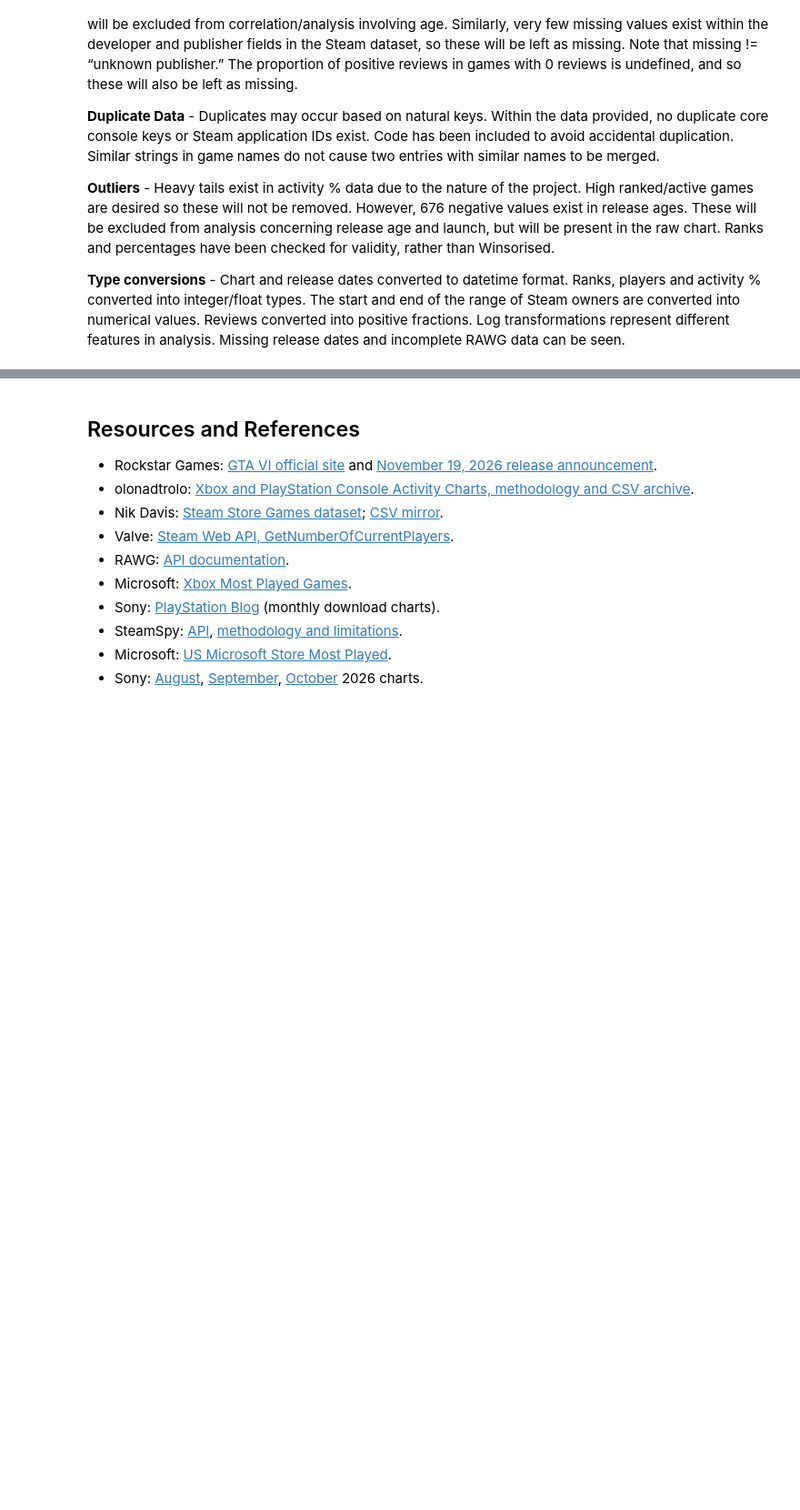
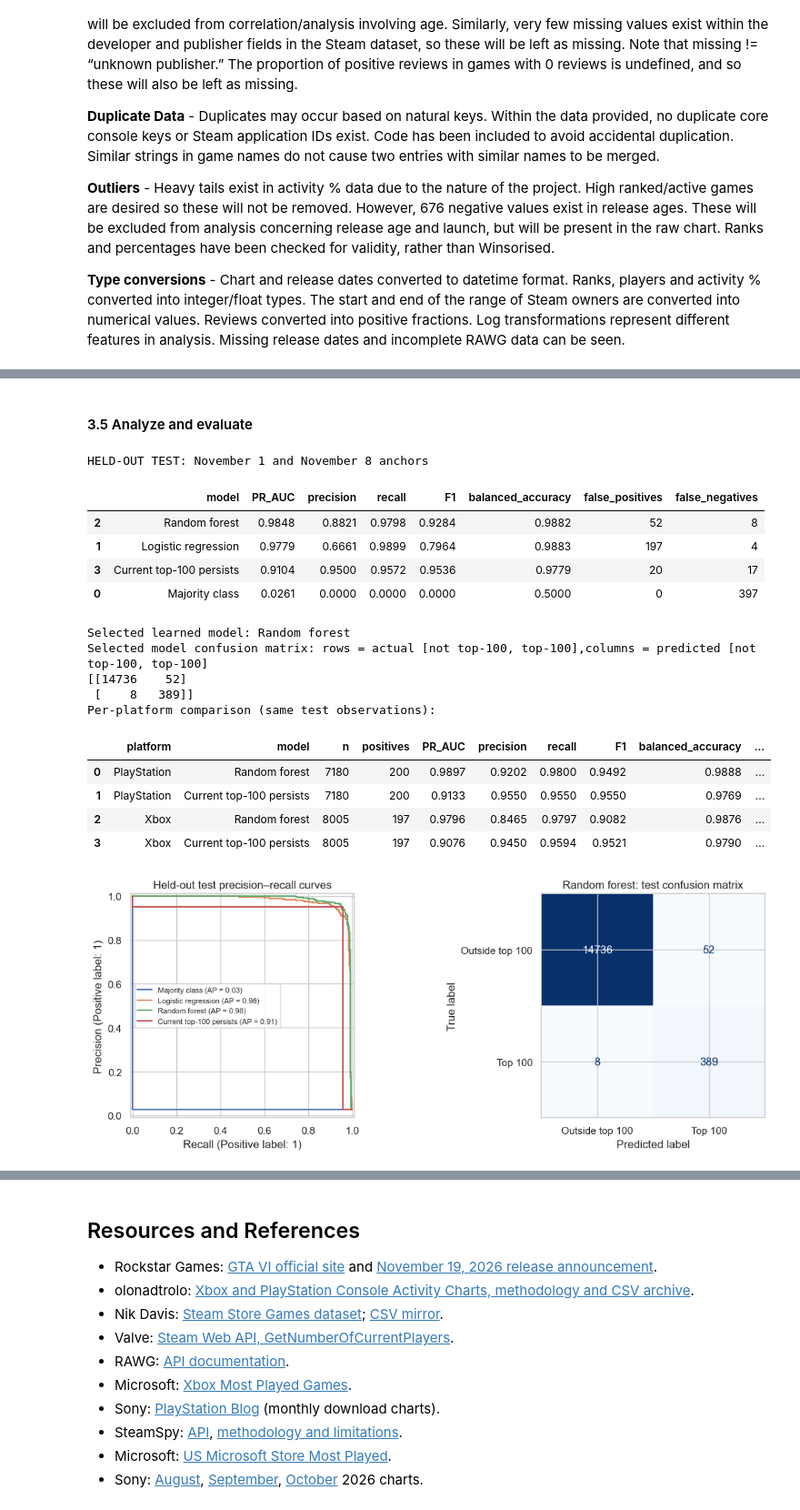
Before and after one commit to IT4063C-Fall2026/data-tech-analytics-final-project-nyamsijr, a Jupyter notebook: source.ipynb, the cells around one changed output, grey strips where cells are left out. Shown at 91% size. Saved outputs shown, nothing was run; the diff lists cells and outputs as text; code cells hidden in the pictures; blank space fills up the shorter version.

```diff
--- a/source.ipynb
+++ b/source.ipynb
@@ -1161,2 +1407,67 @@ Steam rows before/after: 27075 27075
+# %% [markdown]
+#### 3.5 Analyze and evaluate
+# %%
+test_scores = all_model_scores(X_test, testing['rank'])
+test_metrics = pd.DataFrame([
+    {'model': name, **evaluate_predictions(y_test, score, predicted)}
+    for name, (score, predicted) in test_scores.items()
+]).sort_values('PR_AUC', ascending=False)
+print('HELD-OUT TEST: November 1 and November 8 anchors')
+display(test_metrics.round(4))
+
+selected_probability, selected_prediction = test_scores[best_ml_name]
+print(f'Selected learned model: {best_ml_name}')
+print('Selected model confusion matrix: rows = actual [not top-100, top-100],'
+      'columns = predicted [not top-100, top-100]')
+print(confusion_matrix(y_test, selected_prediction, labels=[0, 1]))
+
+per_platform_rows = []
+for platform in sorted(testing['platform'].unique()):
+    mask = testing['platform'].eq(platform).to_numpy()
+    for model_name in [best_ml_name, 'Current top-100 persists']:
+        prob, pred = test_scores[model_name]
+        per_platform_rows.append({
+            'platform': platform, 'model': model_name, 'n': int(mask.sum()),
+            'positives': int(y_test.to_numpy()[mask].sum()),
+            **evaluate_predictions(y_test.to_numpy()[mask], prob[mask], pred[mask])
+        })
+per_platform_metrics = pd.DataFrame(per_platform_rows)
+print('Per-platform comparison (same test observations):')
+display(per_platform_metrics.round(4))
+
+fig, axes = plt.subplots(1, 2, figsize=(12, 4.4))
+for name, (prob, _) in test_scores.items():
+    PrecisionRecallDisplay.from_predictions(
+        y_test, prob, ax=axes[0], name=name,
+        plot_chance_level=False,
+    )
+axes[0].set_title('Held-out test precision–recall curves')
+axes[0].legend(loc='best', fontsize=8)
+ConfusionMatrixDisplay.from_predictions(
+    y_test, selected_prediction, labels=[0, 1],
+    display_labels=['Outside top 100', 'Top 100'],
+    cmap='Blues', colorbar=False, ax=axes[1],
+)
+axes[1].set_title(f'{best_ml_name}: test confusion matrix')
+plt.tight_layout()
+plt.show()
+# %% [output]
+HELD-OUT TEST: November 1 and November 8 anchors
+|  | model | PR_AUC | precision | recall | F1 | balanced_accuracy | false_positives | false_negatives |
+| 2 | Random forest | 0.9848 | 0.8821 | 0.9798 | 0.9284 | 0.9882 | 52 | 8 |
+| 1 | Logistic regression | 0.9779 | 0.6661 | 0.9899 | 0.7964 | 0.9883 | 197 | 4 |
+| 3 | Current top-100 persists | 0.9104 | 0.9500 | 0.9572 | 0.9536 | 0.9779 | 20 | 17 |
+| 0 | Majority class | 0.0261 | 0.0000 | 0.0000 | 0.0000 | 0.5000 | 0 | 397 |
+Selected learned model: Random forest
+Selected model confusion matrix: rows = actual [not top-100, top-100],columns = predicted [not top-100, top-100]
+[[14736    52]
+ [    8   389]]
+Per-platform comparison (same test observations):
+|  | platform | model | n | positives | PR_AUC | precision | recall | F1 | balanced_accuracy | ... |
+| 0 | PlayStation | Random forest | 7180 | 200 | 0.9897 | 0.9202 | 0.9800 | 0.9492 | 0.9888 | ... |
+| 1 | PlayStation | Current top-100 persists | 7180 | 200 | 0.9133 | 0.9550 | 0.9550 | 0.9550 | 0.9769 | ... |
+| 2 | Xbox | Random forest | 8005 | 197 | 0.9796 | 0.8465 | 0.9797 | 0.9082 | 0.9876 | ... |
+| 3 | Xbox | Current top-100 persists | 8005 | 197 | 0.9076 | 0.9450 | 0.9594 | 0.9521 | 0.9790 | ... |
+[figure, added]
 # %% [markdown]
 ### 4. Prior feedback and updates
```
Also changed, not shown: parts of 11 cells of this notebook, 1 other file.
